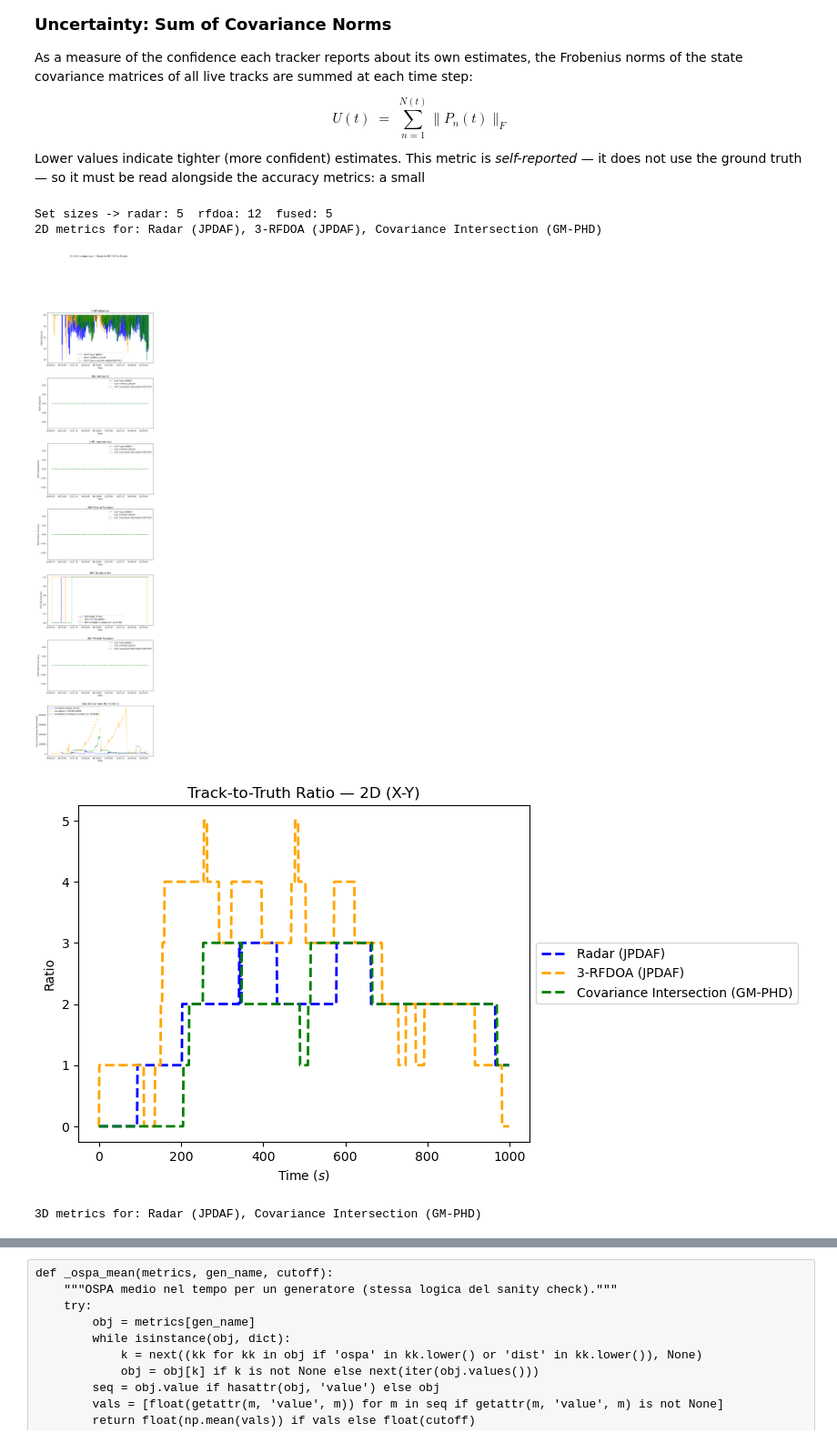
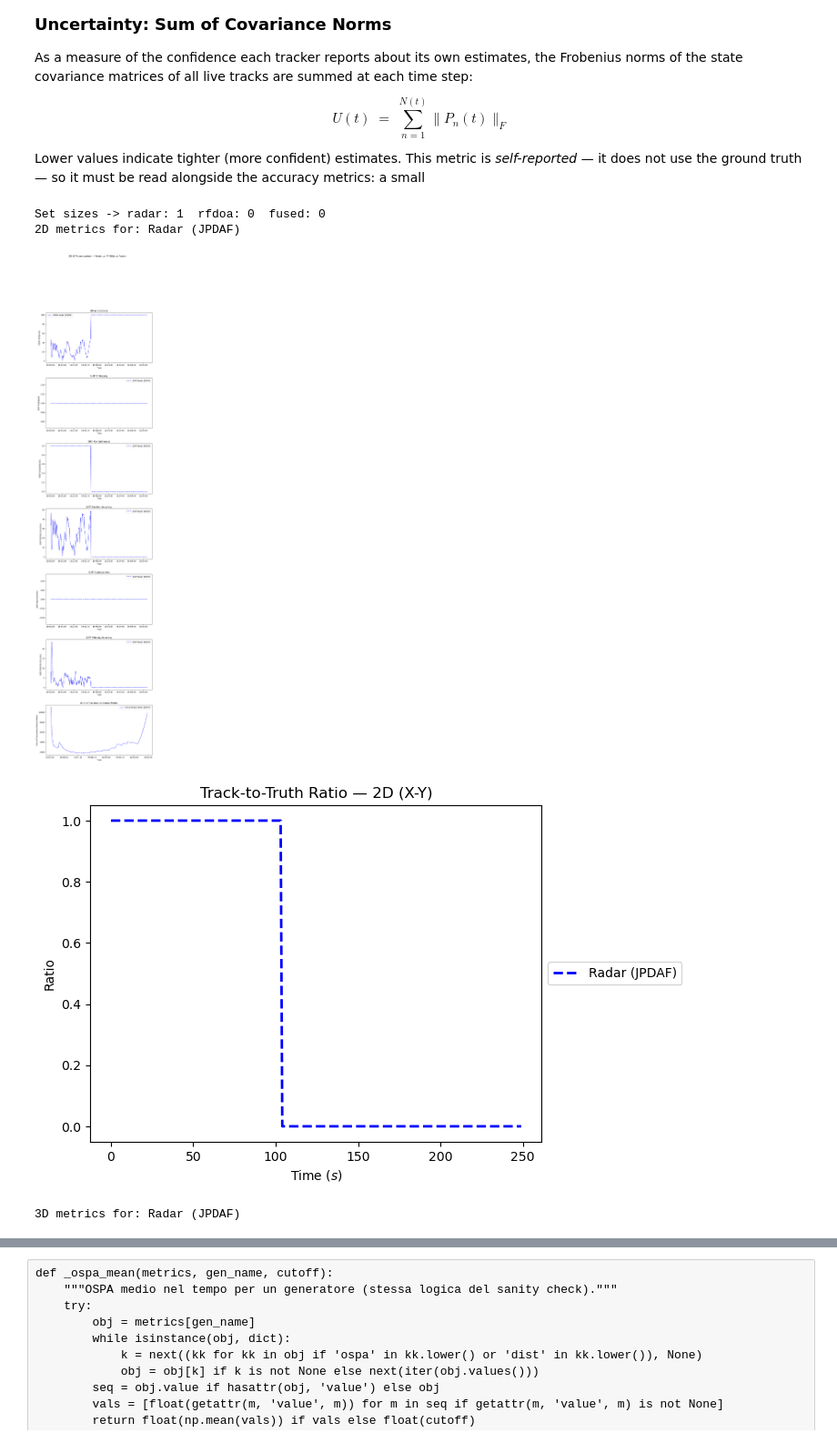
Before and after one commit to UmbertoMaffei/Multi-Sensor-Data-Fusion-for-Multi-Target-Drone-Tracking-in-Counter-UAS-Applications, a Jupyter notebook: SS_examples/3RF_RADAR_v3.ipynb, the cells around one changed output, grey strips where cells are left out. Shown at 91% size. Cells and saved outputs as stored; diff of their text form; code cells hidden in the pictures.

```diff
--- a/SS_examples/3RF_RADAR_v3.ipynb
+++ b/SS_examples/3RF_RADAR_v3.ipynb
@@ -92,6 +92,16 @@ def robust_logpdf(x, mean=None, cov=1, allow_singular=False):
         return old_logpdf(x, mean=mean, cov=cov, allow_singular=True)
 
 scipy.stats.multivariate_normal.logpdf = robust_logpdf
+
+old_pdf = scipy.stats.multivariate_normal.pdf
+
+def robust_pdf(x, mean=None, cov=1, allow_singular=False):
+    try:
+        return old_pdf(x, mean=mean, cov=cov, allow_singular=allow_singular)
+    except Exception:
+        return old_pdf(x, mean=mean, cov=cov, allow_singular=True)
+
+scipy.stats.multivariate_normal.pdf = robust_pdf
 # %% [markdown]
 ## Ground truth simulation parameters
 
@@ -337,8 +347,8 @@ transition_model_spiral = CombinedGaussianTransitionModel([
 ])
 
 transition_model_knwturnrt = CombinedGaussianTransitionModel([
-    KnownTurnRate((4, 5), 6),
-    RandomWalk(15),
+    KnownTurnRate((1.0, 1.0), 0.3),
+    RandomWalk(5),
 ])
 
 transition_model_knwturnrt_sm = CombinedGaussianTransitionModel([
@@ -388,7 +398,7 @@ gt_simulator_spiral = SingleTargetGroundTruthSimulator(
     number_steps = num_steps
 )
 
-model_probs = np.array([[0.8, 0.2],   # da modello 0: rimani su 0, passa a 1
+model_probs = np.array([[0.7, 0.3],   # da modello 0: rimani su 0, passa a 1
                         [0.15, 0.85]])  # da modello 1: torna a 0, rimani su 1
 
 gt_simulator_csntvel = MultiTargetGroundTruthSimulator(
@@ -423,9 +433,9 @@ gt_simulator_mixed = SwitchMultiTargetGroundTruthSimulator(
 )
 
 
-gt_simulator = MultiDataFeeder([gt_simulator_spiral, gt_simulator_mixed, gt_simulator_knwtr, gt_simulator_csntvel])
-#gt_simulator = MultiDataFeeder([gt_simulator_spiral, gt_simulator_knwtr, gt_simulator_csntvel])
-#gt_simulator = gt_simulator_csntvel
+#gt_simulator = MultiDataFeeder([gt_simulator_spiral, gt_simulator_mixed, gt_simulator_knwtr, gt_simulator_csntvel])
+#gt_simulator = MultiDataFeeder([gt_simulator_knwtr, gt_simulator_csntvel])
+gt_simulator = gt_simulator_csntvel
 # %% [markdown]
 ## Detection simulators
 
@@ -2303,11 +2299,12 @@ phd_updater = PHDUpdater(
 
 # Association gating in the horizontal plane only (x = 0, y = 2 in the 4D state).
 kalman_predictor = ExtendedKalmanPredictor(tt_trans_mod)
+
 base_hypothesiser = DistanceHypothesiser(
     kalman_predictor,
     fusion_updater,
     Euclidean([0, 2]),          # X-Y position only
-    missed_distance=5000,
+    missed_distance=2000,
     include_all=False,
 )
 hypothesiser = GaussianMixtureHypothesiser(base_hypothesiser, order_by_detection=True)
@@ -2655,40 +2647,40 @@ systems_2d = [
 palette = {'jpda_radar': 'blue', 'jpda_3rfdoa': 'orange', 'track_fusion': 'green'}
 
 mgr2d, metrics2d, sys2d = build_manager(systems_2d, pos_map=[0, 2], vel_map=[1, 3],
-                                        c=50, assoc_threshold=30)
+                                        c=100, assoc_threshold=100)
 if mgr2d is not None:
     print('2D metrics for:', ', '.join(l for _, l, _ in sys2d))
     fig2d = MetricPlotter()
     fig2d.plot_metrics(metrics2d, color=[palette[k] for k, _, _ in sys2d], linestyle='--')
     fig2d.fig.suptitle('2D (X-Y) comparison — Radar vs RF-DOA vs Fusion')
     plot_ratio(mgr2d, sys2d, 'Track-to-Truth Ratio — 2D (X-Y)', [palette[k] for k, _, _ in sys2d])
     plt.show()
 else:
     print("2D: no non-empty track sets to compare.")
 
 
 # ══ Comparison B — 3D (X-Y-Z): radar & fusion only ═══════════════════════════
 # Only the sensors that actually observe altitude. RF-DOA is excluded (its Z is a
 # fixed non-informative placeholder). Larger association threshold for real Z error.
 systems_3d = [
     ('jpda_radar',   'Radar (JPDAF)',                    radar_set),
     ('track_fusion', 'Covariance Intersection (GM-PHD)', fused_set),
 ]
 
 mgr3d, metrics3d, sys3d = build_manager(systems_3d, pos_map=[0, 2, 4], vel_map=[1, 3, 5],
                                         c=100, assoc_threshold=100)
 if mgr3d is not None:
     print('3D metrics for:', ', '.join(l for _, l, _ in sys3d))
     fig3d = MetricPlotter()
     fig3d.plot_metrics(metrics3d, color=[palette[k] for k, _, _ in sys3d], linestyle='--')
     fig3d.fig.suptitle('3D (X-Y-Z) comparison — Radar vs Fusion')
     plot_ratio(mgr3d, sys3d, 'Track-to-Truth Ratio — 3D (X-Y-Z)', [palette[k] for k, _, _ in sys3d])
     plt.show()
 else:
     print("3D: no non-empty track sets to compare.")
 # %% [output]
-Set sizes -> radar: 5  rfdoa: 12  fused: 5
-2D metrics for: Radar (JPDAF), 3-RFDOA (JPDAF), Covariance Intersection (GM-PHD)
+Set sizes -> radar: 1  rfdoa: 0  fused: 0
+2D metrics for: Radar (JPDAF)
-[figure, old version]
+[figure, new version]
-[figure, old version]
+[figure, new version]
-3D metrics for: Radar (JPDAF), Covariance Intersection (GM-PHD)
+3D metrics for: Radar (JPDAF)
```
Also changed, not shown: parts of 22 cells of this notebook.
